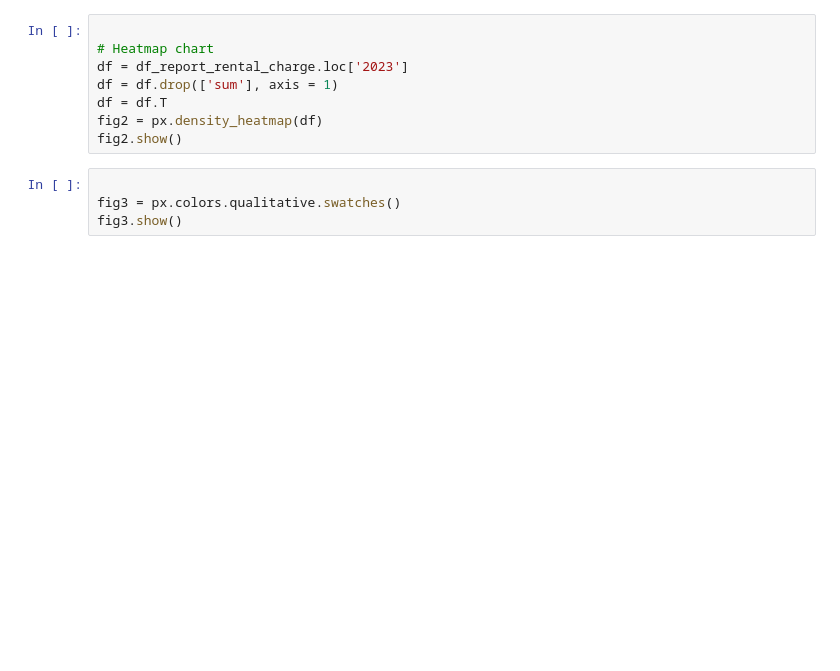
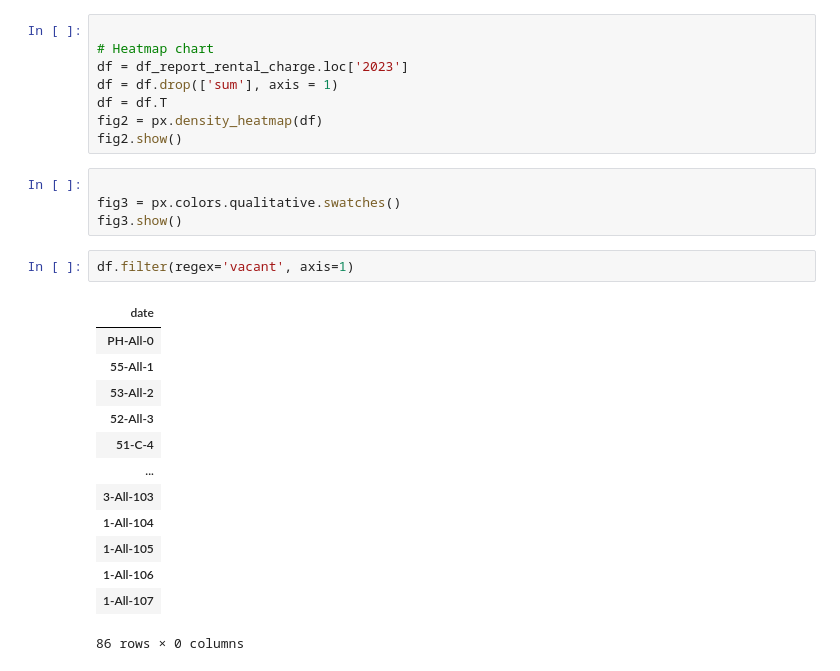
Before and after one commit to samawi/office, a Jupyter notebook: revenue-streamlit/revenue.ipynb, the cells around one changed output. Cells and saved outputs as stored; diff of their text form; blank space fills up the shorter version.

```diff
--- a/revenue-streamlit/revenue.ipynb
+++ b/revenue-streamlit/revenue.ipynb
@@ -314,3 +357,19 @@ fig2.show()
 
 fig3 = px.colors.qualitative.swatches()
 fig3.show()
+# %%
+df.filter(regex='vacant', axis=1)
+# %% [output]
+| date |
+| PH-All-0 |
+| 55-All-1 |
+| 53-All-2 |
+| 52-All-3 |
+| 51-C-4 |
+| ... |
+| 3-All-103 |
+| 1-All-104 |
+| 1-All-105 |
+| 1-All-106 |
+| 1-All-107 |
+86 rows × 0 columns
```
Also changed, not shown: parts of 10 cells of this notebook, 1 other file.
